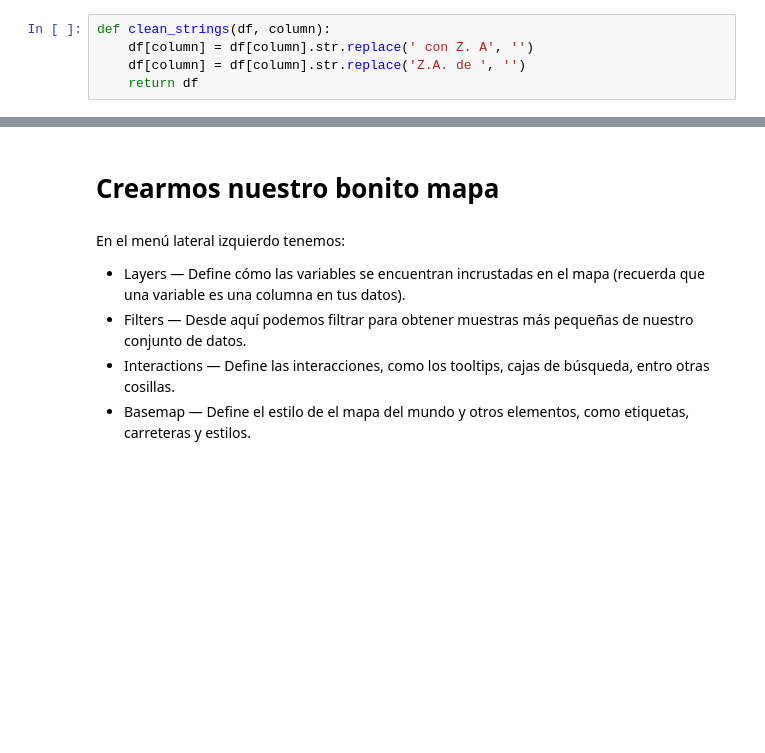
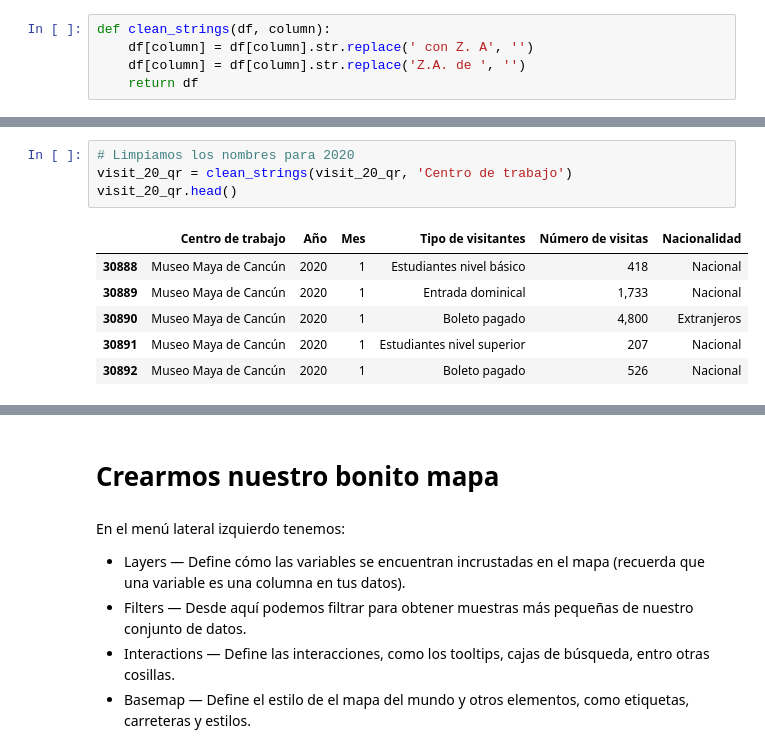
Before and after one commit to Krax7/keplergl-maps-talentland, a Jupyter notebook: universidad_caribe/VisitantesQR1921.ipynb, the cells around one changed output, grey strips where cells are left out. Drawn from its saved outputs; the diff is of its cells as text; blank space fills up the shorter version.

```diff
--- a/universidad_caribe/VisitantesQR1921.ipynb
+++ b/universidad_caribe/VisitantesQR1921.ipynb
@@ -140,3 +141,14 @@ visit_19_qr.head()
 | 30812 | Museo Maya de Cancún | 2019 | 1 | Exposiciones temporales con costo... | 0 | Nacional |
 | 30813 | Museo Maya de Cancún | 2019 | 1 | Entrada sin costo | 0 | Extranjeros |
 | 30814 | Museo Maya de Cancún | 2019 | 1 | Profesores | 96 | Nacional |
+# %%
+# Limpiamos los nombres para 2020
+visit_20_qr = clean_strings(visit_20_qr, 'Centro de trabajo')
+visit_20_qr.head()
+# %% [output]
+|  | Centro de trabajo | Año | Mes | Tipo de visitantes | Número de visitas | Nacionalidad |
+| 30888 | Museo Maya de Cancún | 2020 | 1 | Estudiantes nivel básico | 418 | Nacional |
+| 30889 | Museo Maya de Cancún | 2020 | 1 | Entrada dominical | 1,733 | Nacional |
+| 30890 | Museo Maya de Cancún | 2020 | 1 | Boleto pagado | 4,800 | Extranjeros |
+| 30891 | Museo Maya de Cancún | 2020 | 1 | Estudiantes nivel superior | 207 | Nacional |
+| 30892 | Museo Maya de Cancún | 2020 | 1 | Boleto pagado | 526 | Nacional |
```
Also changed, not shown: parts of 10 cells of this notebook.
